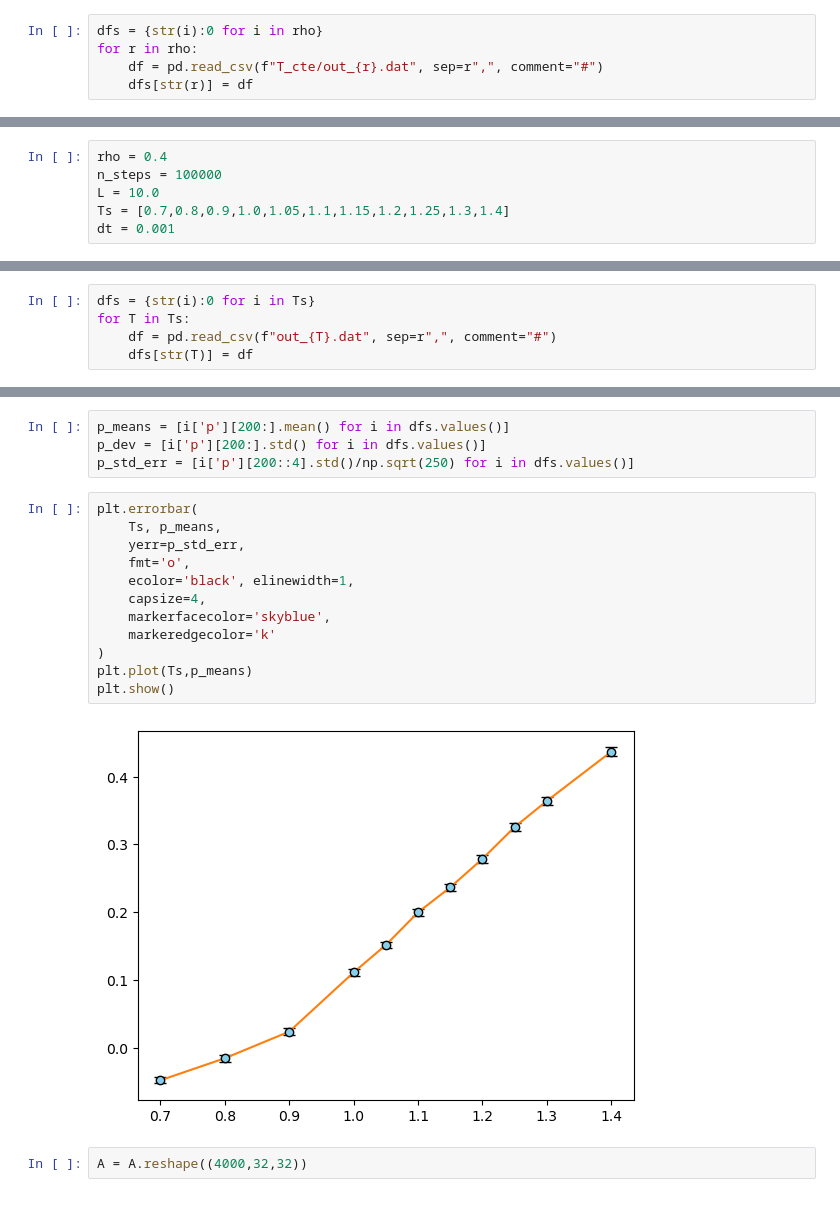
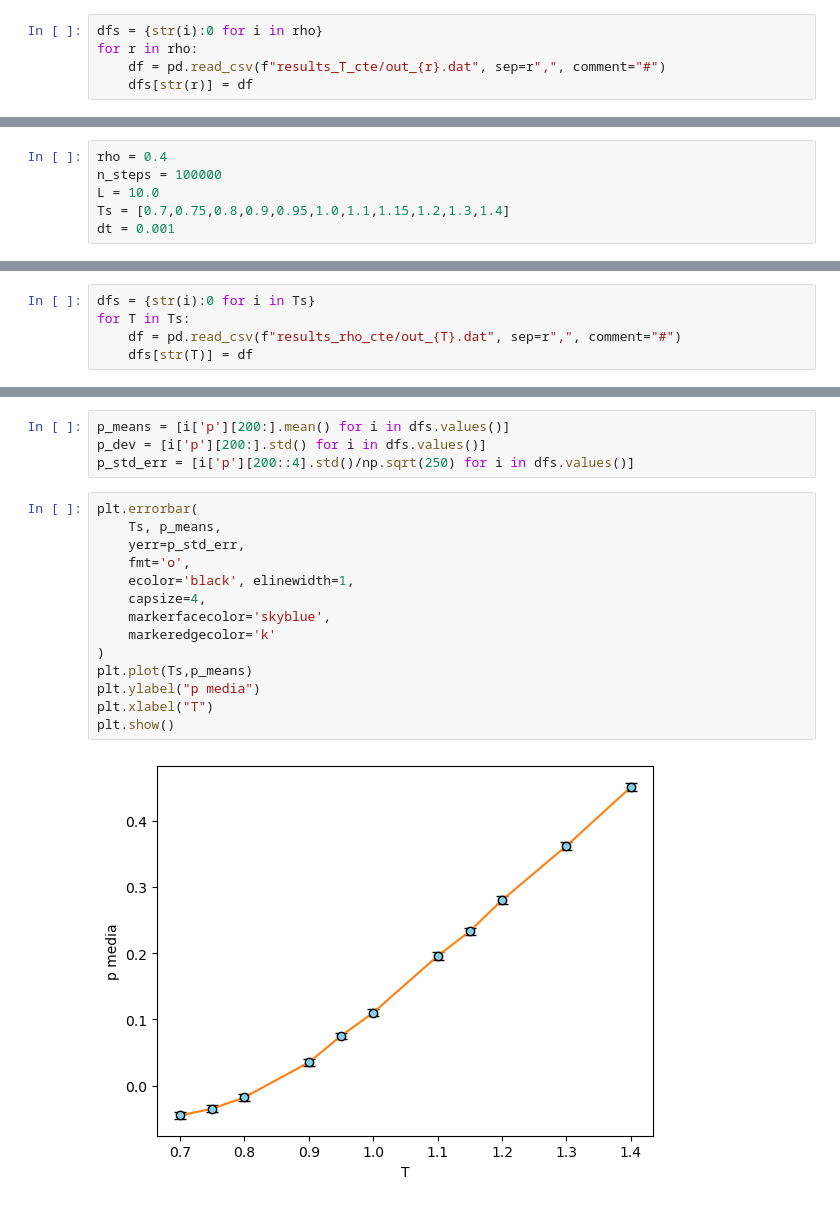
Before and after one commit to justoolmos/sims_UNSAM_equipo7, a Jupyter notebook: TP_MD/resultados.ipynb, the cells around one changed output, grey strips where cells are left out. Saved outputs shown, nothing was run; the diff lists cells and outputs as text.

```diff
--- a/TP_MD/resultados.ipynb
+++ b/TP_MD/resultados.ipynb
@@ -79,7 +79,7 @@ step: 25600
 # %%
 dfs = {str(i):0 for i in rho}
 for r in rho:
-    df = pd.read_csv(f"T_cte/out_{r}.dat", sep=r",", comment="#")
+    df = pd.read_csv(f"results_T_cte/out_{r}.dat", sep=r",", comment="#")
     dfs[str(r)] = df
 # %%
 for k,v in dfs.items():
@@ -118,7 +132,7 @@ Las fluctuaciones de presion son inversamente proporcionales a la compresibilida
 rho = 0.4
 n_steps = 100000
 L = 10.0
-Ts = [0.7,0.8,0.9,1.0,1.05,1.1,1.15,1.2,1.25,1.3,1.4]
+Ts = [0.7,0.75,0.8,0.9,0.95,1.0,1.1,1.15,1.2,1.3,1.4]
 dt = 0.001
 # %%
 for T in Ts:
@@ -148,5 +162,5 @@ step: 25300
 # %%
 dfs = {str(i):0 for i in Ts}
 for T in Ts:
-    df = pd.read_csv(f"out_{T}.dat", sep=r",", comment="#")
+    df = pd.read_csv(f"results_rho_cte/out_{T}.dat", sep=r",", comment="#")
     dfs[str(T)] = df
@@ -173,16 +171,16 @@ p_std_err = [i['p'][200::4].std()/np.sqrt(250) for i in dfs.values()]
 # %%
 plt.errorbar(
     Ts, p_means,
     yerr=p_std_err,
     fmt='o',
     ecolor='black', elinewidth=1,
     capsize=4,
     markerfacecolor='skyblue',
     markeredgecolor='k'
 )
 plt.plot(Ts,p_means)
+plt.ylabel("p media")
+plt.xlabel("T")
 plt.show()
 # %% [output]
-[figure, old version]
+[figure, new version]
-# %%
-A = A.reshape((4000,32,32))
```
Also changed, not shown: parts of 12 cells of this notebook.
